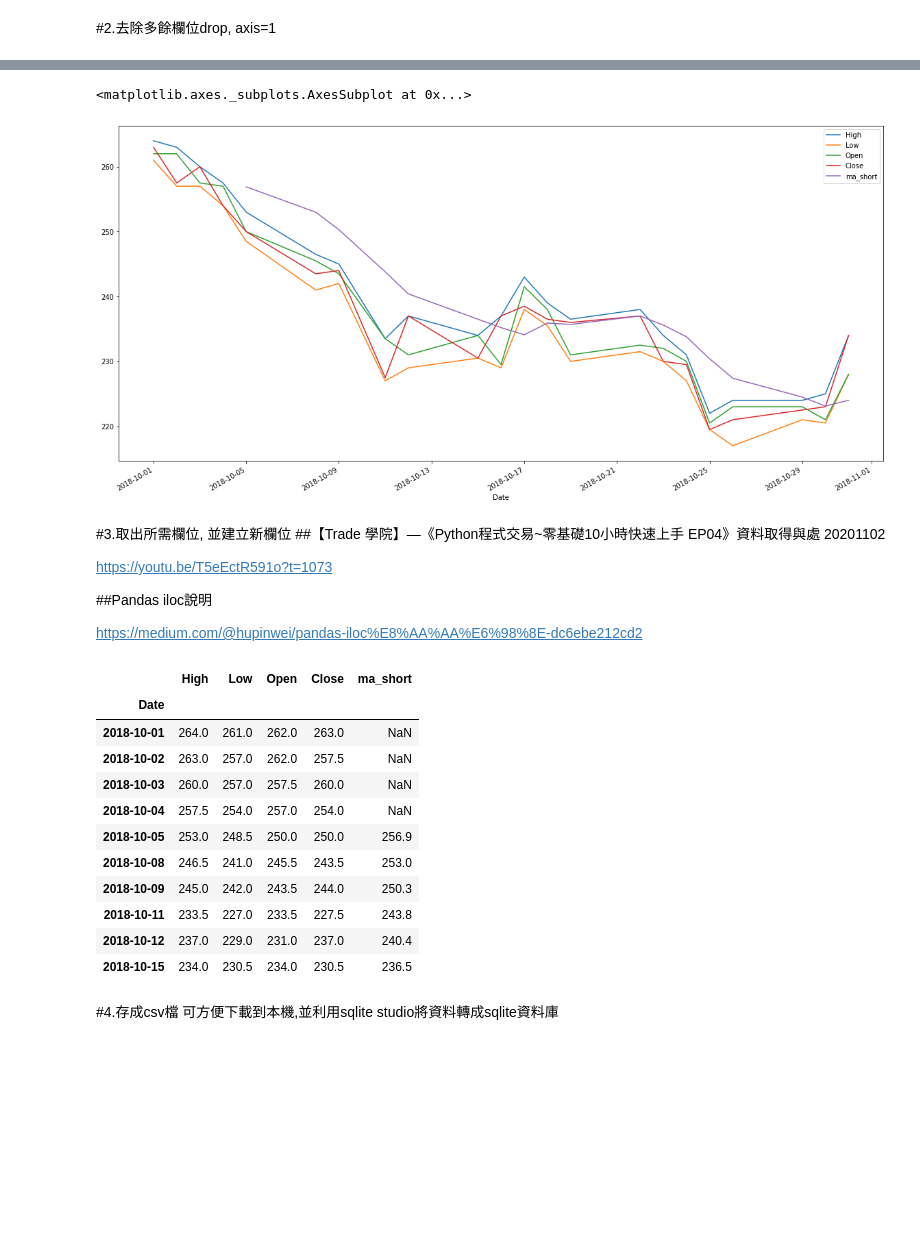
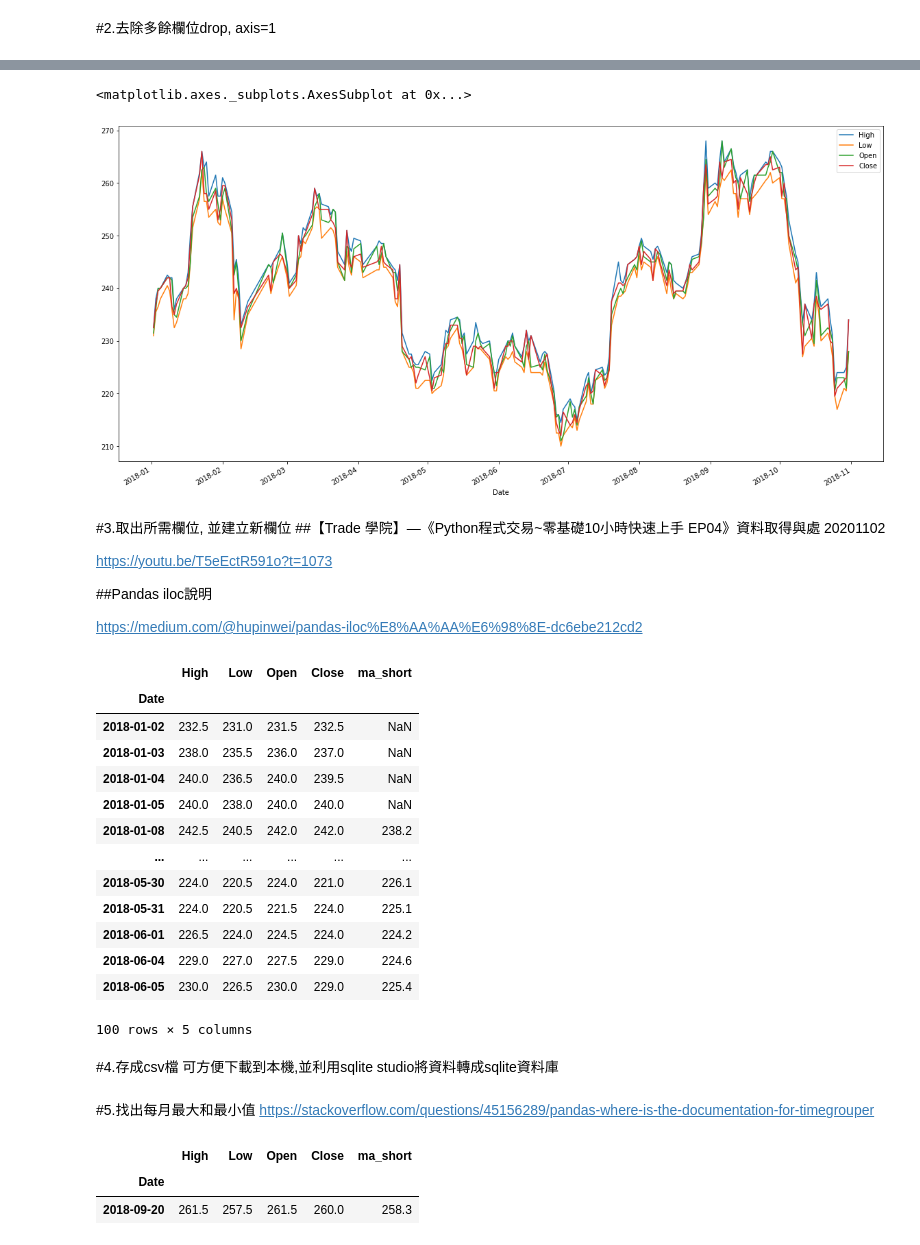
Before and after one commit to webclinic017/trade-backtest, a Jupyter notebook: 2_資料整理_存成csv.ipynb, the cells around one changed output, grey strips where cells are left out. Cells and saved outputs as stored; diff of their text form; code cells hidden in the pictures; blank space fills up the shorter version.

```diff
--- a/2_資料整理_存成csv.ipynb
+++ b/2_資料整理_存成csv.ipynb
@@ -13,7 +13,7 @@ df_2330.plot()
 <matplotlib.axes._subplots.AxesSubplot at 0x...>
 [figure]
 # %%
-startTime = '2018-10-01'
+startTime = '2018-1-01'
 endTime = '2018-10-30'
 df_2330 = pdr.DataReader('2330.TW', 'yahoo', startTime, endTime)
 df_2330.plot()
@@ -65,7 +65,7 @@ df.plot()
 df.plot(figsize=(20,10))
 # %% [output]
 <matplotlib.axes._subplots.AxesSubplot at 0x...>
-[figure, old version]
+[figure, new version]
 # %% [markdown]
 #3.取出所需欄位, 並建立新欄位
 ##【Trade 學院】—《Python程式交易~零基礎10小時快速上手 EP04》資料取得與處 20201102
@@ -79,22 +79,33 @@ https://medium.com/@hupinwei/pandas-iloc%E8%AA%AA%E6%98%8E-dc6ebe212cd2
 # %%
 df['ma_short']=df.iloc[:,3].rolling(5).mean()
 # %%
-df.head(10)
+df.head(100)
 # %% [output]
 |  | High | Low | Open | Close | ma_short |
 | Date |  |  |  |  |  |
-| 2018-10-01 | 264.0 | 261.0 | 262.0 | 263.0 | NaN |
-| 2018-10-02 | 263.0 | 257.0 | 262.0 | 257.5 | NaN |
-| 2018-10-03 | 260.0 | 257.0 | 257.5 | 260.0 | NaN |
-| 2018-10-04 | 257.5 | 254.0 | 257.0 | 254.0 | NaN |
-| 2018-10-05 | 253.0 | 248.5 | 250.0 | 250.0 | 256.9 |
-| 2018-10-08 | 246.5 | 241.0 | 245.5 | 243.5 | 253.0 |
-| 2018-10-09 | 245.0 | 242.0 | 243.5 | 244.0 | 250.3 |
-| 2018-10-11 | 233.5 | 227.0 | 233.5 | 227.5 | 243.8 |
-| 2018-10-12 | 237.0 | 229.0 | 231.0 | 237.0 | 240.4 |
-| 2018-10-15 | 234.0 | 230.5 | 234.0 | 230.5 | 236.5 |
+| 2018-01-02 | 232.5 | 231.0 | 231.5 | 232.5 | NaN |
+| 2018-01-03 | 238.0 | 235.5 | 236.0 | 237.0 | NaN |
+| 2018-01-04 | 240.0 | 236.5 | 240.0 | 239.5 | NaN |
+| 2018-01-05 | 240.0 | 238.0 | 240.0 | 240.0 | NaN |
+| 2018-01-08 | 242.5 | 240.5 | 242.0 | 242.0 | 238.2 |
+| ... | ... | ... | ... | ... | ... |
+| 2018-05-30 | 224.0 | 220.5 | 224.0 | 221.0 | 226.1 |
+| 2018-05-31 | 224.0 | 220.5 | 221.5 | 224.0 | 225.1 |
+| 2018-06-01 | 226.5 | 224.0 | 224.5 | 224.0 | 224.2 |
+| 2018-06-04 | 229.0 | 227.0 | 227.5 | 229.0 | 224.6 |
+| 2018-06-05 | 230.0 | 226.5 | 230.0 | 229.0 | 225.4 |
+100 rows × 5 columns
 # %% [markdown]
 #4.存成csv檔
 可方便下載到本機,並利用sqlite studio將資料轉成sqlite資料庫
 # %%
 df.to_csv('aaa.csv')
+# %% [markdown]
+#5.找出每月最大和最小值
+https://stackoverflow.com/questions/45156289/pandas-where-is-the-documentation-for-timegrouper
+# %%
+df.sample()
+# %% [output]
+|  | High | Low | Open | Close | ma_short |
+| Date |  |  |  |  |  |
+| 2018-09-20 | 261.5 | 257.5 | 261.5 | 260.0 | 258.3 |
```
Also changed, not shown: parts of 12 cells of this notebook.
